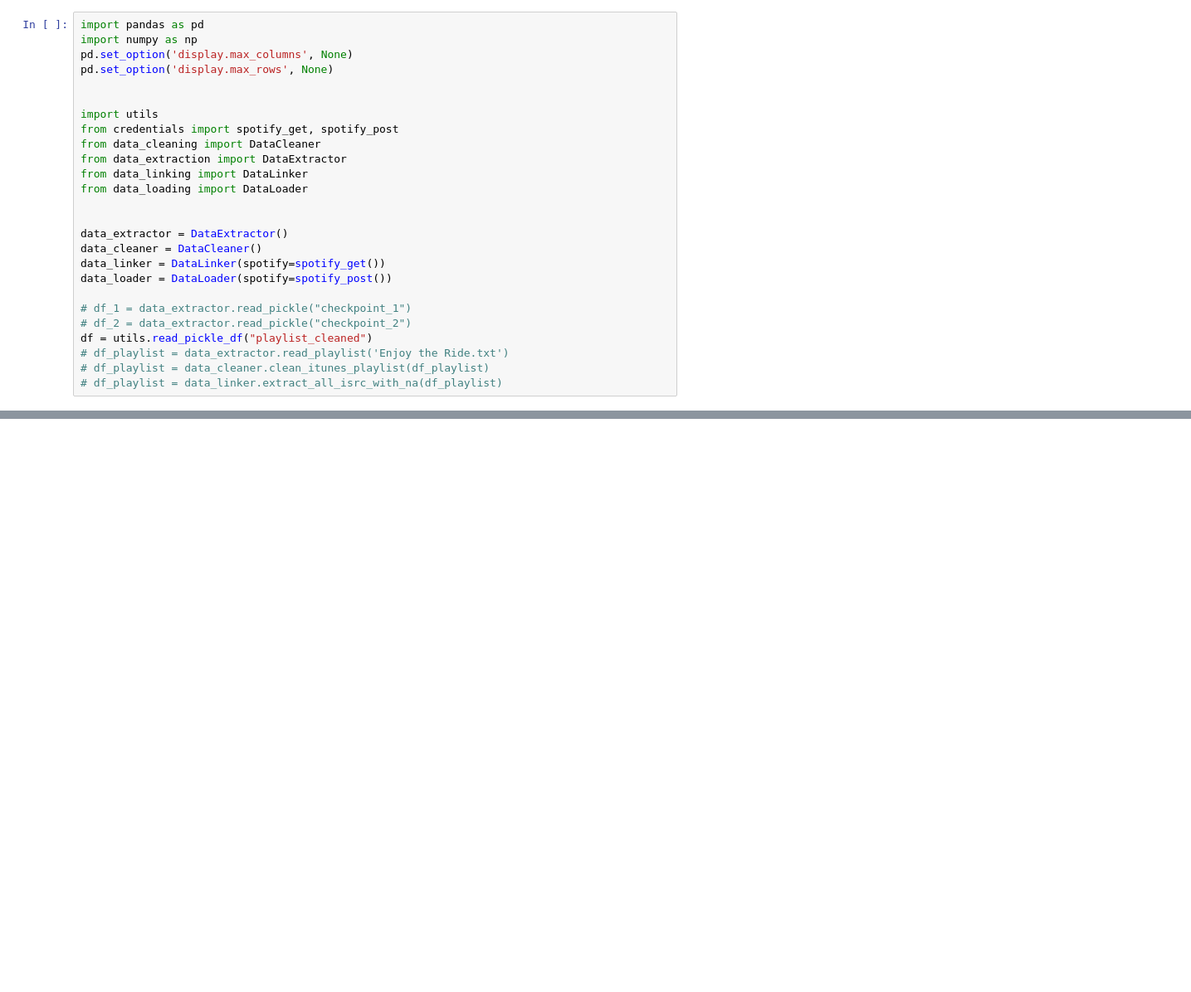
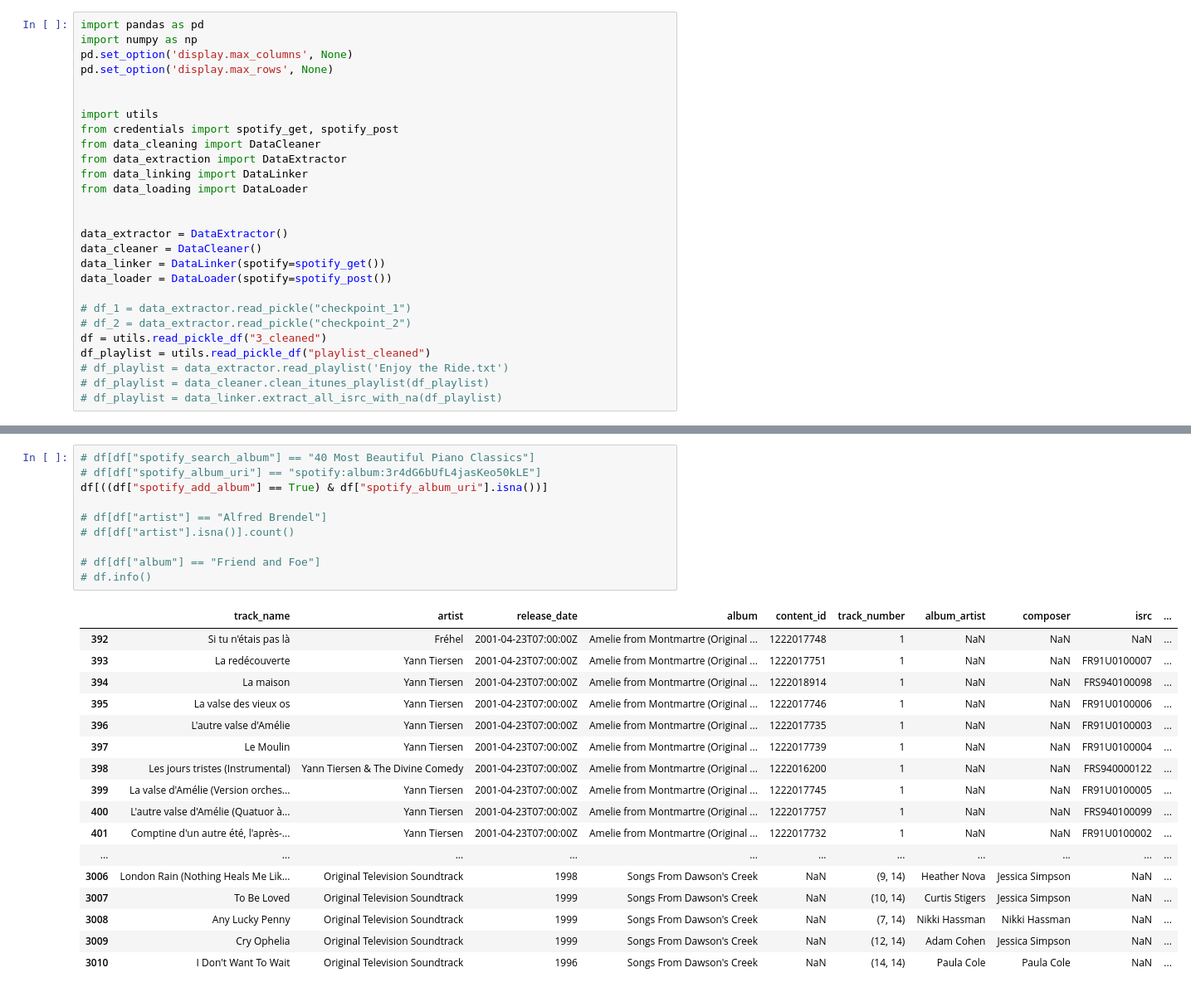
Before and after one commit to lmash/spotify, a Jupyter notebook: investigate.ipynb, the cells around one changed output, grey strips where cells are left out. Shown at 83% size. Saved outputs shown, nothing was run; the diff lists cells and outputs as text; blank space fills up the shorter version.

```diff
--- a/investigate.ipynb
+++ b/investigate.ipynb
@@ -20,7 +20,8 @@ data_loader = DataLoader(spotify=spotify_post())
 
 # df_1 = data_extractor.read_pickle("checkpoint_1")
 # df_2 = data_extractor.read_pickle("checkpoint_2")
-df = utils.read_pickle_df("playlist_cleaned")
+df = utils.read_pickle_df("3_cleaned")
+df_playlist = utils.read_pickle_df("playlist_cleaned")
 # df_playlist = data_extractor.read_playlist('Enjoy the Ride.txt')
 # df_playlist = data_cleaner.clean_itunes_playlist(df_playlist)
 # df_playlist = data_linker.extract_all_isrc_with_na(df_playlist)
@@ -81,0 +52,28 @@ albums
+# %%
+# df[df["spotify_search_album"] == "40 Most Beautiful Piano Classics"]
+# df[df["spotify_album_uri"] == "spotify:album:3r4dG6bUfL4jasKeo50kLE"]
+df[((df["spotify_add_album"] == True) & df["spotify_album_uri"].isna())]
+
+# df[df["artist"] == "Alfred Brendel"]
+# df[df["artist"].isna()].count()
+
+# df[df["album"] == "Friend and Foe"]
+# df.info()
+# %% [output]
+|  | track_name | artist | release_date | album | content_id | track_number | album_artist | composer | isrc | ... |
+| 392 | Si tu n'étais pas là | Fréhel | 2001-04-23T07:00:00Z | Amelie from Montmartre (Original ... | 1222017748 | 1 | NaN | NaN | NaN | ... |
+| 393 | La redécouverte | Yann Tiersen | 2001-04-23T07:00:00Z | Amelie from Montmartre (Original ... | 1222017751 | 1 | NaN | NaN | FR91U0100007 | ... |
+| 394 | La maison | Yann Tiersen | 2001-04-23T07:00:00Z | Amelie from Montmartre (Original ... | 1222018914 | 1 | NaN | NaN | FRS940100098 | ... |
+| 395 | La valse des vieux os | Yann Tiersen | 2001-04-23T07:00:00Z | Amelie from Montmartre (Original ... | 1222017746 | 1 | NaN | NaN | FR91U0100006 | ... |
+| 396 | L'autre valse d'Amélie | Yann Tiersen | 2001-04-23T07:00:00Z | Amelie from Montmartre (Original ... | 1222017735 | 1 | NaN | NaN | FR91U0100003 | ... |
+| 397 | Le Moulin | Yann Tiersen | 2001-04-23T07:00:00Z | Amelie from Montmartre (Original ... | 1222017739 | 1 | NaN | NaN | FR91U0100004 | ... |
+| 398 | Les jours tristes (Instrumental) | Yann Tiersen & The Divine Comedy | 2001-04-23T07:00:00Z | Amelie from Montmartre (Original ... | 1222016200 | 1 | NaN | NaN | FRS940000122 | ... |
+| 399 | La valse d'Amélie (Version orches... | Yann Tiersen | 2001-04-23T07:00:00Z | Amelie from Montmartre (Original ... | 1222017745 | 1 | NaN | NaN | FR91U0100005 | ... |
+| 400 | L'autre valse d'Amélie (Quatuor à... | Yann Tiersen | 2001-04-23T07:00:00Z | Amelie from Montmartre (Original ... | 1222017757 | 1 | NaN | NaN | FRS940100099 | ... |
+| 401 | Comptine d'un autre été, l'après-... | Yann Tiersen | 2001-04-23T07:00:00Z | Amelie from Montmartre (Original ... | 1222017732 | 1 | NaN | NaN | FR91U0100002 | ... |
+| ... | ... | ... | ... | ... | ... | ... | ... | ... | ... | ... |
+| 3006 | London Rain (Nothing Heals Me Lik... | Original Television Soundtrack | 1998 | Songs From Dawson's Creek | NaN | (9, 14) | Heather Nova | Jessica Simpson | NaN | ... |
+| 3007 | To Be Loved | Original Television Soundtrack | 1999 | Songs From Dawson's Creek | NaN | (10, 14) | Curtis Stigers | Jessica Simpson | NaN | ... |
+| 3008 | Any Lucky Penny | Original Television Soundtrack | 1999 | Songs From Dawson's Creek | NaN | (7, 14) | Nikki Hassman | Nikki Hassman | NaN | ... |
+| 3009 | Cry Ophelia | Original Television Soundtrack | 1999 | Songs From Dawson's Creek | NaN | (12, 14) | Adam Cohen | Jessica Simpson | NaN | ... |
+| 3010 | I Don't Want To Wait | Original Television Soundtrack | 1996 | Songs From Dawson's Creek | NaN | (14, 14) | Paula Cole | Paula Cole | NaN | ... |
```
Also changed, not shown: parts of 6 cells of this notebook, 6 other files.
